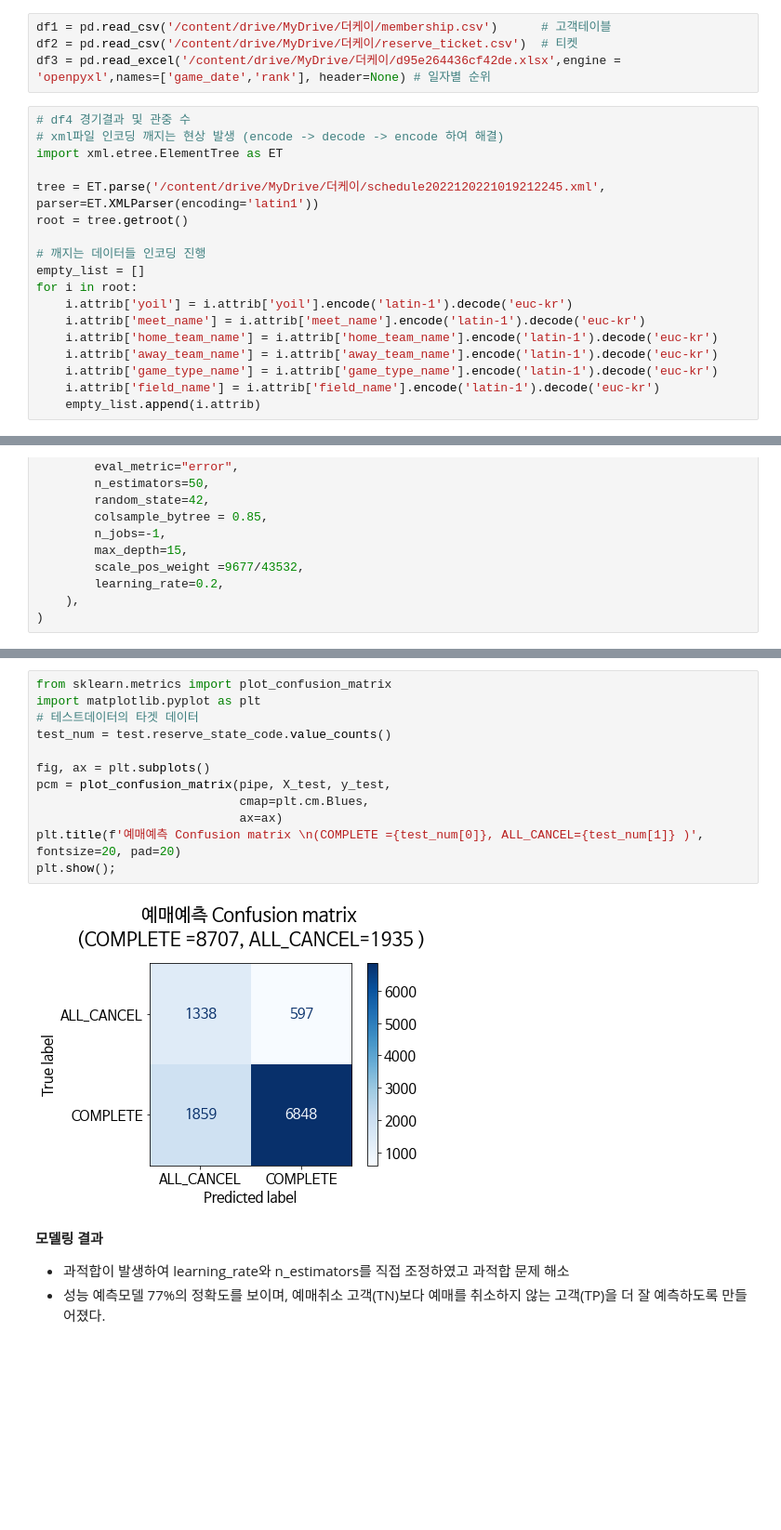
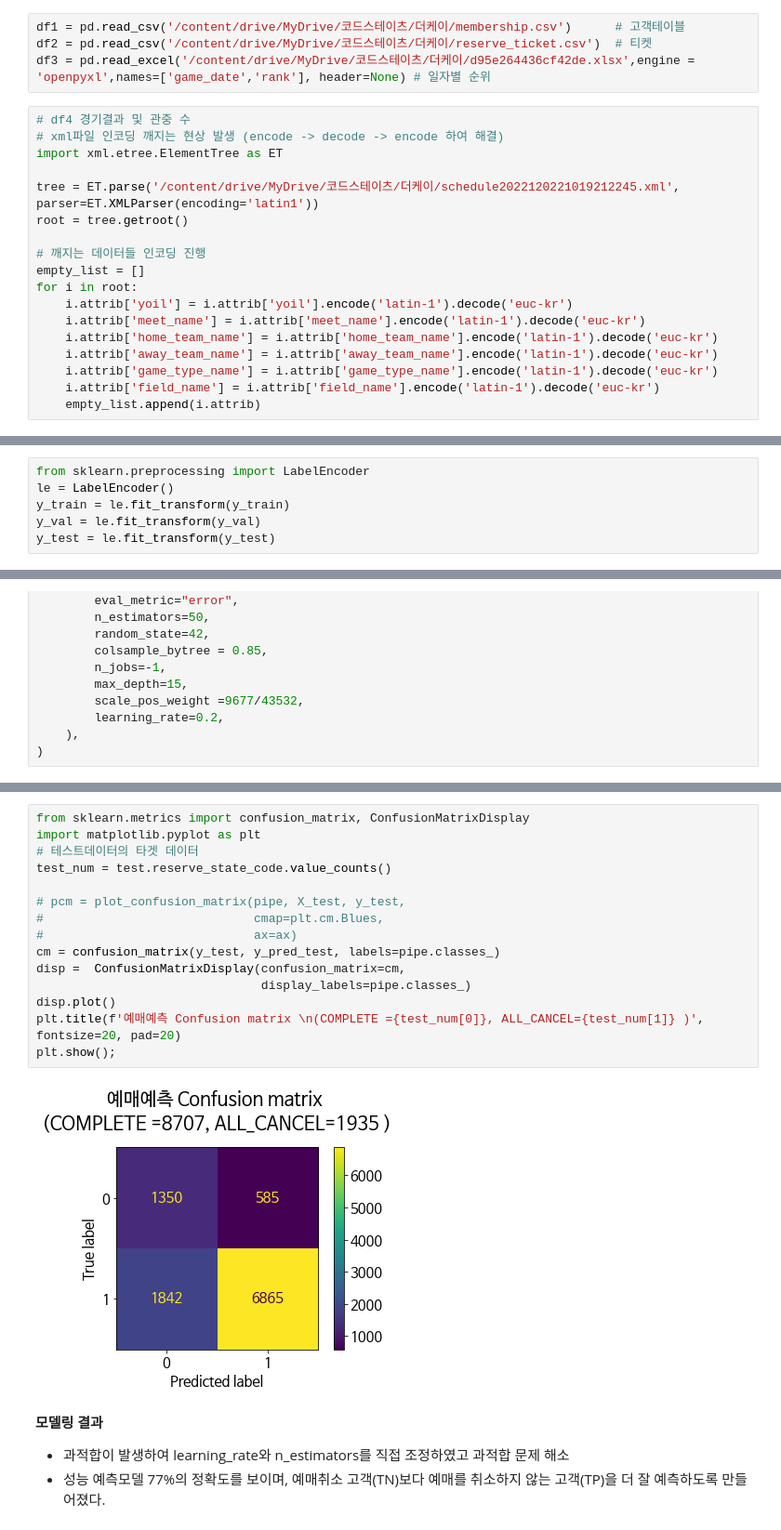
Before and after one commit to ev1025/K-league_Ticketing, a Jupyter notebook: K_League_Ticketing.ipynb, the cells around one changed output, grey strips where cells are left out. Shown at 93% size. Cells and saved outputs as stored; diff of their text form; blank space fills up the shorter version.

```diff
--- a/K_League_Ticketing.ipynb
+++ b/K_League_Ticketing.ipynb
@@ -26,15 +44,15 @@ drive.mount('/content/drive')
 # %% [output]
 Drive already mounted at /content/drive; to attempt to forcibly remount, call drive.mount("/content/drive", force_remount=True).
 # %%
-df1 = pd.read_csv('/content/drive/MyDrive/더케이/membership.csv')      # 고객테이블
-df2 = pd.read_csv('/content/drive/MyDrive/더케이/reserve_ticket.csv')  # 티켓
-df3 = pd.read_excel('/content/drive/MyDrive/더케이/d95e264436cf42de.xlsx',engine = 'openpyxl',names=['game_date','rank'], header=None) # 일자별 순위
+df1 = pd.read_csv('/content/drive/MyDrive/코드스테이츠/더케이/membership.csv')      # 고객테이블
+df2 = pd.read_csv('/content/drive/MyDrive/코드스테이츠/더케이/reserve_ticket.csv')  # 티켓
+df3 = pd.read_excel('/content/drive/MyDrive/코드스테이츠/더케이/d95e264436cf42de.xlsx',engine = 'openpyxl',names=['game_date','rank'], header=None) # 일자별 순위
 # %%
 # df4 경기결과 및 관중 수
 # xml파일 인코딩 깨지는 현상 발생 (encode -> decode -> encode 하여 해결)
 import xml.etree.ElementTree as ET
 
-tree = ET.parse('/content/drive/MyDrive/더케이/schedule2022120221019212245.xml', parser=ET.XMLParser(encoding='latin1'))
+tree = ET.parse('/content/drive/MyDrive/코드스테이츠/더케이/schedule2022120221019212245.xml', parser=ET.XMLParser(encoding='latin1'))
 root = tree.getroot()
 
 # 깨지는 데이터들 인코딩 진행
@@ -1467,6 +1530,12 @@ train, val = train_test_split(train, train_size=0.80, test_size=0.20, stratify=t
 X_train, y_train = train.drop('reserve_state_code',axis=1), train['reserve_state_code']
 X_val, y_val = val.drop('reserve_state_code',axis=1), val['reserve_state_code']
 X_test, y_test = test.drop('reserve_state_code',axis=1), test['reserve_state_code']
+# %%
+from sklearn.preprocessing import LabelEncoder
+le = LabelEncoder()
+y_train = le.fit_transform(y_train)
+y_val = le.fit_transform(y_val)
+y_test = le.fit_transform(y_test)
 # %% [markdown]
 **모델링**
 - 예매와 취소 데이터 수가 불균형하여 scale_pos_weight 파라미터 사용
@@ -1561,18 +1630,21 @@ print(classification_report(y_test, y_pred_test))
 weighted avg       0.83      0.77      0.79     10642
 # %%
-from sklearn.metrics import plot_confusion_matrix
+from sklearn.metrics import confusion_matrix, ConfusionMatrixDisplay
 import matplotlib.pyplot as plt
 # 테스트데이터의 타겟 데이터
 test_num = test.reserve_state_code.value_counts()
 
-fig, ax = plt.subplots()
-pcm = plot_confusion_matrix(pipe, X_test, y_test,
-                            cmap=plt.cm.Blues,
-                            ax=ax)
+# pcm = plot_confusion_matrix(pipe, X_test, y_test,
+#                             cmap=plt.cm.Blues,
+#                             ax=ax)
+cm = confusion_matrix(y_test, y_pred_test, labels=pipe.classes_)
+disp =  ConfusionMatrixDisplay(confusion_matrix=cm,
+                               display_labels=pipe.classes_)
+disp.plot()
 plt.title(f'예매예측 Confusion matrix \n(COMPLETE ={test_num[0]}, ALL_CANCEL={test_num[1]} )', fontsize=20, pad=20)
 plt.show();
 # %% [output]
-[figure, old version]
+[figure, new version]
 # %% [markdown]
 **모델링 결과**
 - 과적합이 발생하여 learning_rate와 n_estimators를 직접 조정하였고 과적합 문제 해소
```
Also changed, not shown: parts of 14 cells of this notebook.
